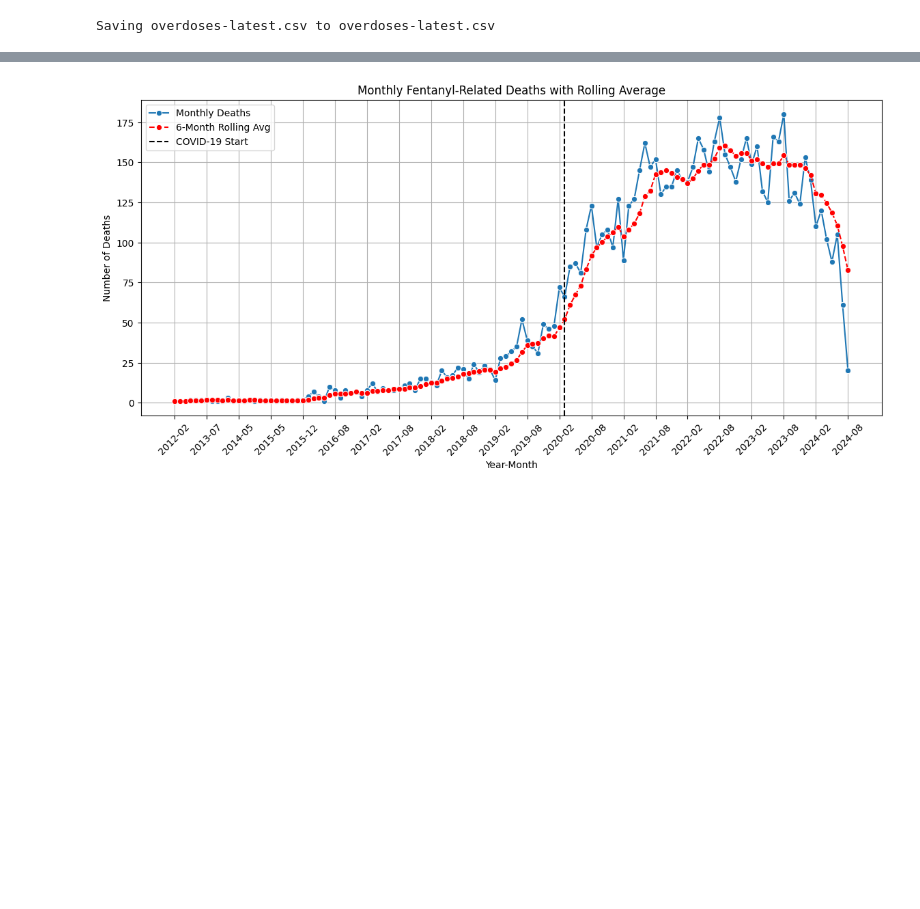
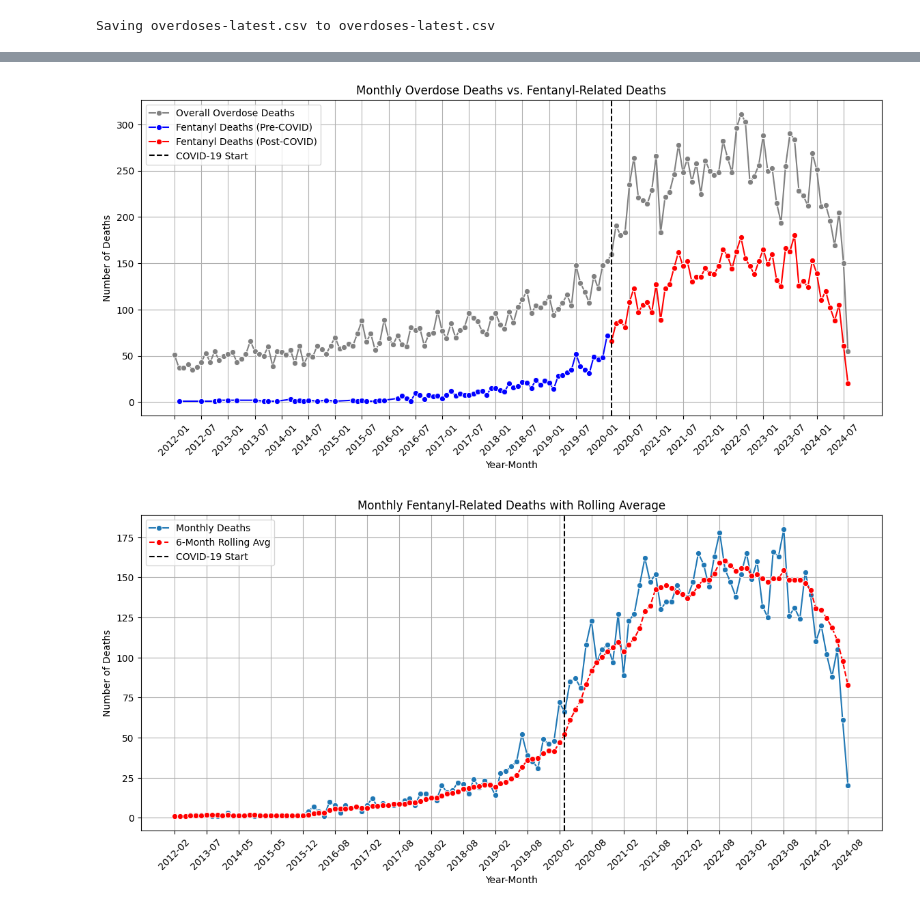
Before and after one commit to hritikac25/fentanyl_overdose_covid, a Jupyter notebook: Overdose_Trends.ipynb, the cells around one changed output, grey strips where cells are left out. Drawn from its saved outputs; the diff is of its cells as text; code cells hidden in the pictures; blank space fills up the shorter version.

```diff
--- a/Overdose_Trends.ipynb
+++ b/Overdose_Trends.ipynb
@@ -60,3 +63,44 @@ plt.show()
+# %%
+#Fentanyl against overall overdose trend
+df = pd.read_csv("overdoses-latest.csv", low_memory=False)
+
+# convert DeathDate to datetime format
+df["DeathDate"] = pd.to_datetime(df["DeathDate"], errors="coerce")
+
+# COVID cutoff date created
+covid_cutoff = pd.to_datetime("2020-03-01")
+
+# Create Year-Month column
+df["YearMonth"] = df["DeathDate"].dt.to_period("M").astype(str)
+
+# collect total overdose deaths (all rows) by Year-Month
+overall_counts = df.groupby("YearMonth").size().reset_index(name="Deaths")
+
+# filter fentanyl-related deaths
+df_fentanyl = df[df["Fentanyl"] == 1].copy()
+fentanyl_counts = df_fentanyl.groupby("YearMonth").size().reset_index(name="Deaths")
+
+# plot
+plt.figure(figsize=(14, 6))
+sns.lineplot(data=overall_counts, x="YearMonth", y="Deaths", label="Overall Overdose Deaths", color="gray", marker="o")
+sns.lineplot(data=fentanyl_counts[fentanyl_counts["YearMonth"] < "2020-03"], x="YearMonth", y="Deaths", label="Fentanyl Deaths (Pre-COVID)", color="blue", marker="o")
+sns.lineplot(data=fentanyl_counts[fentanyl_counts["YearMonth"] >= "2020-03"], x="YearMonth", y="Deaths", label="Fentanyl Deaths (Post-COVID)", color="red", marker="o")
+
+# mark COVID cutoff (March 2020)
+plt.axvline(x="2020-03", color="black", linestyle="--", label="COVID-19 Start")
+
+# formatting
+plt.xticks(ticks=overall_counts["YearMonth"][::6].tolist(), rotation=45)  # Reduce x-axis label clutter
+plt.title("Monthly Overdose Deaths vs. Fentanyl-Related Deaths")
+plt.xlabel("Year-Month")
+plt.ylabel("Number of Deaths")
+plt.legend()
+plt.grid(True)
+
+# Show plot
+plt.show()
+# %% [output]
+[figure, added]
 # %%
 #Enhanced Graph
 
```
Also changed, not shown: parts of 9 cells of this notebook.
